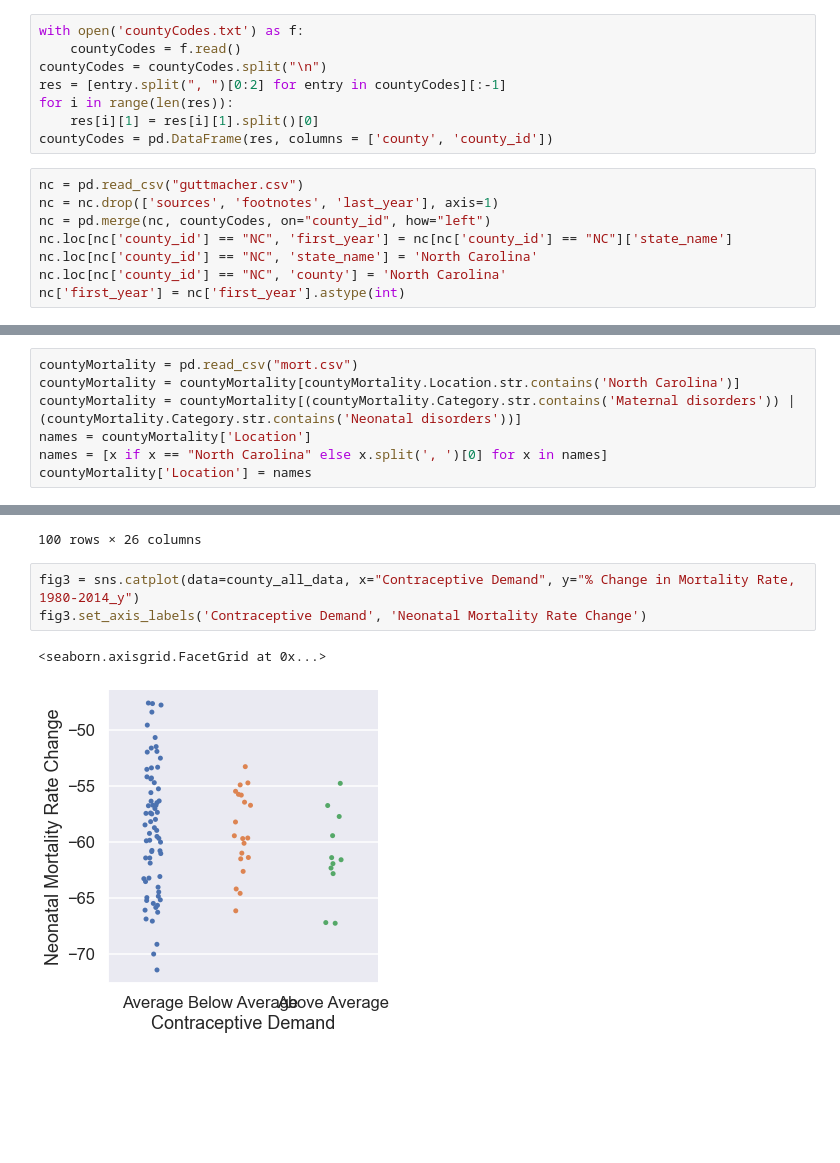
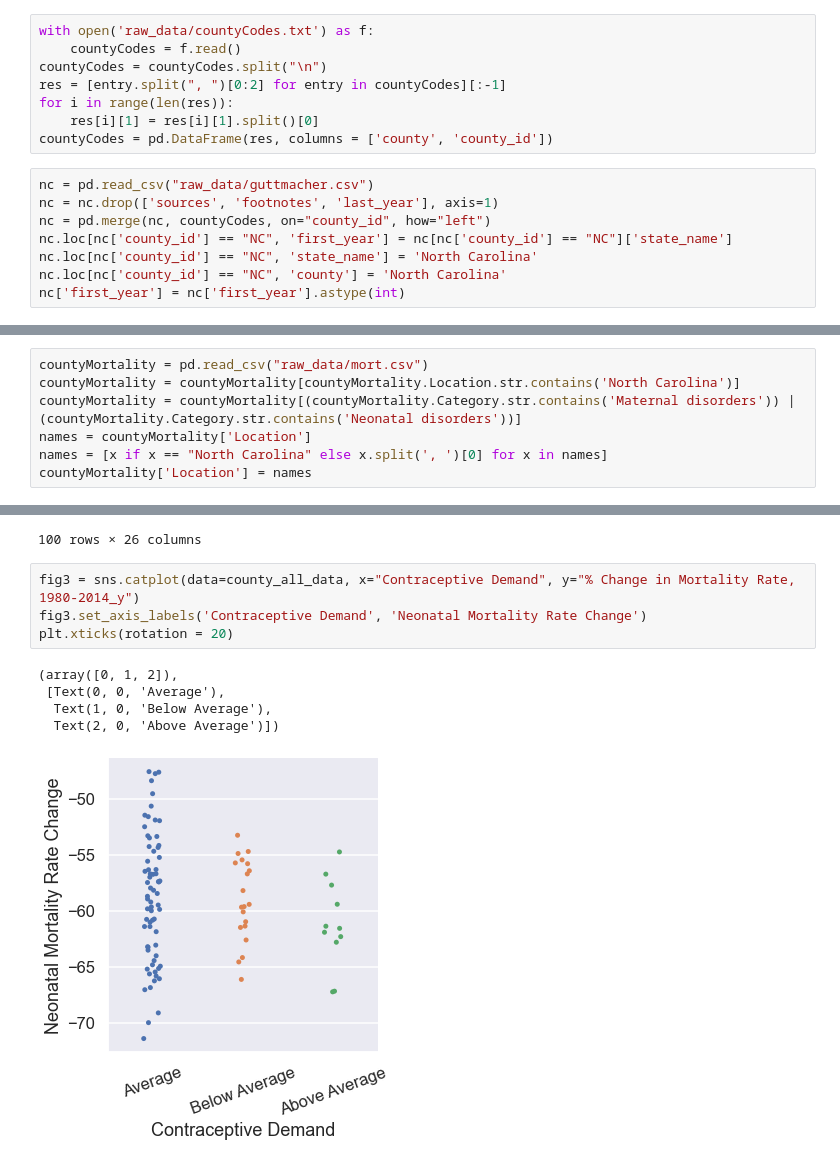
Before and after one commit to parkerfh/CS216_FinalProject, a Jupyter notebook: Parker_Data/NC Stuff.ipynb, the cells around one changed output, grey strips where cells are left out. Saved outputs shown, nothing was run; the diff lists cells and outputs as text; blank space fills up the shorter version.

Commit message:
fixed graphs and started regression

```diff
--- a/Parker_Data/NC Stuff.ipynb
+++ b/Parker_Data/NC Stuff.ipynb
@@ -11,5 +16,5 @@ sns.set_context('talk')
 # %%
-with open('countyCodes.txt') as f:
+with open('raw_data/countyCodes.txt') as f:
     countyCodes = f.read()
 countyCodes = countyCodes.split("\n")
 res = [entry.split(", ")[0:2] for entry in countyCodes][:-1]
@@ -17,7 +22,7 @@ for i in range(len(res)):
     res[i][1] = res[i][1].split()[0]
 countyCodes = pd.DataFrame(res, columns = ['county', 'county_id'])
 # %%
-nc = pd.read_csv("guttmacher.csv")
+nc = pd.read_csv("raw_data/guttmacher.csv")
 nc = nc.drop(['sources', 'footnotes', 'last_year'], axis=1)
 nc = pd.merge(nc, countyCodes, on="county_id", how="left")
 nc.loc[nc['county_id'] == "NC", 'first_year'] = nc[nc['county_id'] == "NC"]['state_name']
@@ -49,7 +54,7 @@ percent['Percentage of Women with Potential Demand'] = percent['Total No of Wome
 percent = percent.sort_values('Percentage of Women with Potential Demand', ascending = False)
 #sns.catplot(y="county", x ="Percentage of Women with Potential Demand", kind = "bar", data = percent, height = 20)
 # %%
-countyMortality = pd.read_csv("mort.csv")
+countyMortality = pd.read_csv("raw_data/mort.csv")
 countyMortality = countyMortality[countyMortality.Location.str.contains('North Carolina')]
 countyMortality = countyMortality[(countyMortality.Category.str.contains('Maternal disorders')) |  (countyMortality.Category.str.contains('Neonatal disorders'))]
 names = countyMortality['Location']
@@ -196,9 +201,13 @@ lunch_data
 # %%
 fig3 = sns.catplot(data=county_all_data, x="Contraceptive Demand", y="% Change in Mortality Rate, 1980-2014_y")
 fig3.set_axis_labels('Contraceptive Demand', 'Neonatal Mortality Rate Change')
+plt.xticks(rotation = 20)
 # %% [output]
-<seaborn.axisgrid.FacetGrid at 0x...>
+(array([0, 1, 2]),
+ [Text(0, 0, 'Average'),
+  Text(1, 0, 'Below Average'),
+  Text(2, 0, 'Above Average')])
-[figure, old version]
+[figure, new version]
 # %%
 fig = sns.catplot(data=county_all_data, x='Contraceptive Demand', y='% Change in Mortality Rate, 1980-2014_x')
 fig.set_axis_labels('Contraceptive Demand', 'Maternal Mortality Rate Change')
```
Also changed, not shown: parts of 5 cells of this notebook.
